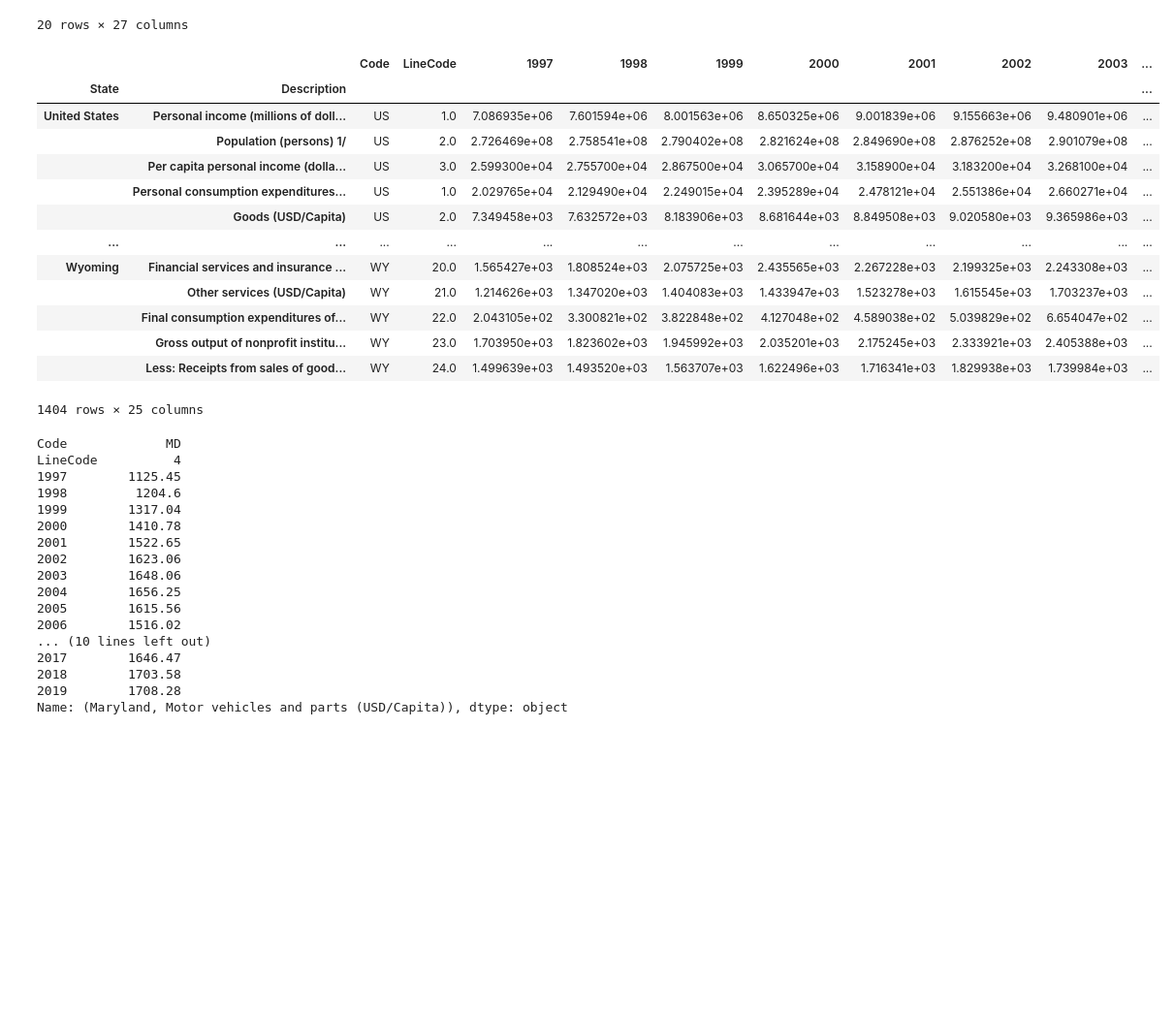
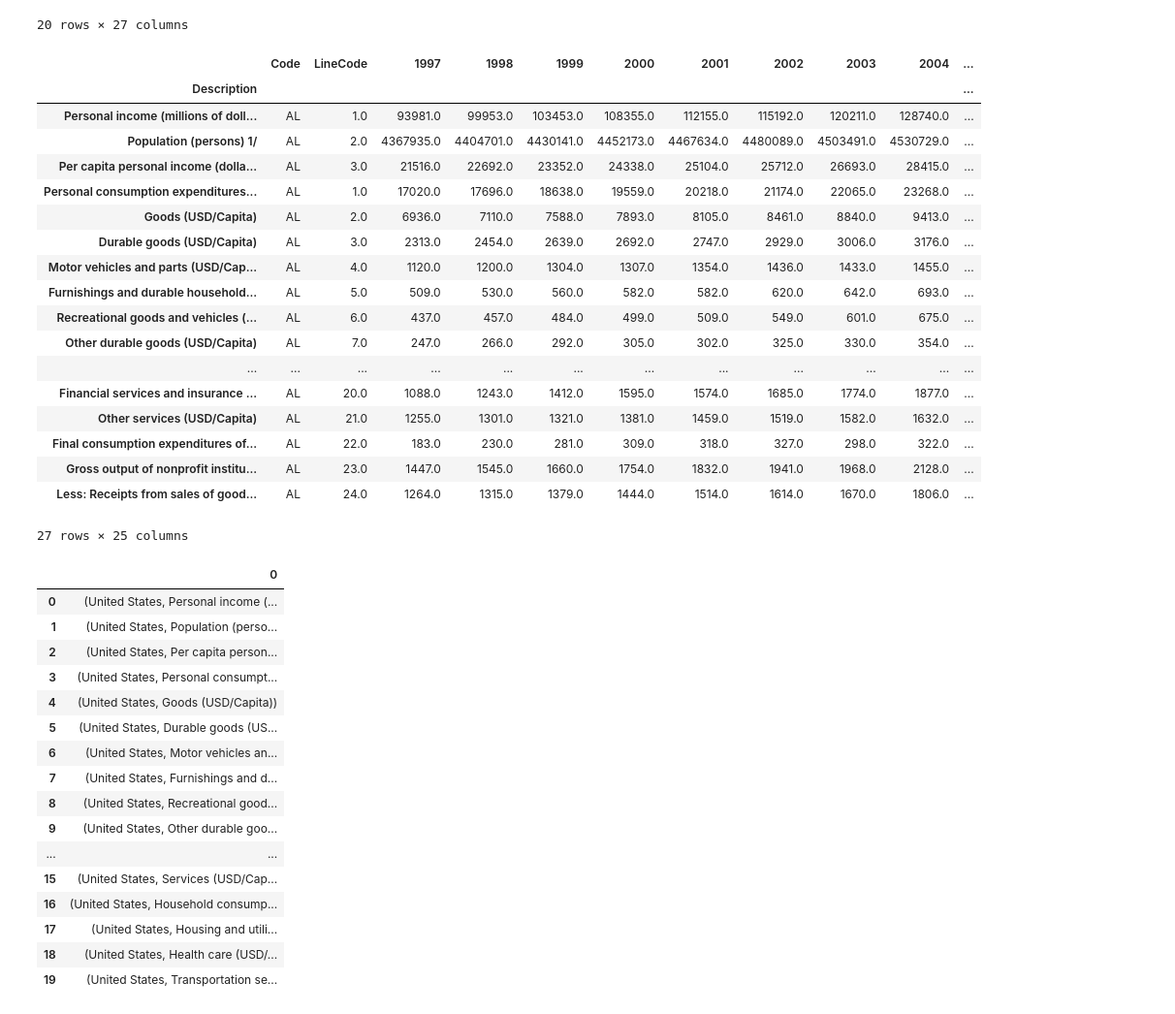
Before and after one commit to mmarange/project_1, a Jupyter notebook: Project-1/Code/teamLogic_ver2.ipynb, the cells around one changed output. Shown at 97% size. Cells and saved outputs as stored; diff of their text form; code cells hidden in the pictures; blank space fills up the shorter version.

```diff
--- a/Project-1/Code/teamLogic_ver2.ipynb
+++ b/Project-1/Code/teamLogic_ver2.ipynb
@@ -271,43 +271,46 @@ combined_df.head(20)
 # %%
 # set State and Description as indices
 
 combined_income_expenditure_df = combined_df.set_index(["State", "Description"])
-
-combined_income_expenditure_df
+combined_income_expenditure_df = combined_income_expenditure_df.round()
+combined_income_expenditure_df.loc['Alabama']
 # %% [output]
-|  |  | Code | LineCode | 1997 | 1998 | 1999 | 2000 | 2001 | 2002 | 2003 | ... |
-| State | Description |  |  |  |  |  |  |  |  |  | ... |
-| United States | Personal income (millions of doll... | US | 1.0 | 7.086935e+06 | 7.601594e+06 | 8.001563e+06 | 8.650325e+06 | 9.001839e+06 | 9.155663e+06 | 9.480901e+06 | ... |
-|  | Population (persons) 1/ | US | 2.0 | 2.726469e+08 | 2.758541e+08 | 2.790402e+08 | 2.821624e+08 | 2.849690e+08 | 2.876252e+08 | 2.901079e+08 | ... |
-|  | Per capita personal income (dolla... | US | 3.0 | 2.599300e+04 | 2.755700e+04 | 2.867500e+04 | 3.065700e+04 | 3.158900e+04 | 3.183200e+04 | 3.268100e+04 | ... |
-|  | Personal consumption expenditures... | US | 1.0 | 2.029765e+04 | 2.129490e+04 | 2.249015e+04 | 2.395289e+04 | 2.478121e+04 | 2.551386e+04 | 2.660271e+04 | ... |
-|  | Goods (USD/Capita) | US | 2.0 | 7.349458e+03 | 7.632572e+03 | 8.183906e+03 | 8.681644e+03 | 8.849508e+03 | 9.020580e+03 | 9.365986e+03 | ... |
+|  | Code | LineCode | 1997 | 1998 | 1999 | 2000 | 2001 | 2002 | 2003 | 2004 | ... |
+| Description |  |  |  |  |  |  |  |  |  |  | ... |
+| Personal income (millions of doll... | AL | 1.0 | 93981.0 | 99953.0 | 103453.0 | 108355.0 | 112155.0 | 115192.0 | 120211.0 | 128740.0 | ... |
+| Population (persons) 1/ | AL | 2.0 | 4367935.0 | 4404701.0 | 4430141.0 | 4452173.0 | 4467634.0 | 4480089.0 | 4503491.0 | 4530729.0 | ... |
+| Per capita personal income (dolla... | AL | 3.0 | 21516.0 | 22692.0 | 23352.0 | 24338.0 | 25104.0 | 25712.0 | 26693.0 | 28415.0 | ... |
+| Personal consumption expenditures... | AL | 1.0 | 17020.0 | 17696.0 | 18638.0 | 19559.0 | 20218.0 | 21174.0 | 22065.0 | 23268.0 | ... |
+| Goods (USD/Capita) | AL | 2.0 | 6936.0 | 7110.0 | 7588.0 | 7893.0 | 8105.0 | 8461.0 | 8840.0 | 9413.0 | ... |
+| Durable goods (USD/Capita) | AL | 3.0 | 2313.0 | 2454.0 | 2639.0 | 2692.0 | 2747.0 | 2929.0 | 3006.0 | 3176.0 | ... |
+| Motor vehicles and parts (USD/Cap... | AL | 4.0 | 1120.0 | 1200.0 | 1304.0 | 1307.0 | 1354.0 | 1436.0 | 1433.0 | 1455.0 | ... |
+| Furnishings and durable household... | AL | 5.0 | 509.0 | 530.0 | 560.0 | 582.0 | 582.0 | 620.0 | 642.0 | 693.0 | ... |
+| Recreational goods and vehicles (... | AL | 6.0 | 437.0 | 457.0 | 484.0 | 499.0 | 509.0 | 549.0 | 601.0 | 675.0 | ... |
+| Other durable goods (USD/Capita) | AL | 7.0 | 247.0 | 266.0 | 292.0 | 305.0 | 302.0 | 325.0 | 330.0 | 354.0 | ... |
 | ... | ... | ... | ... | ... | ... | ... | ... | ... | ... | ... | ... |
-| Wyoming | Financial services and insurance ... | WY | 20.0 | 1.565427e+03 | 1.808524e+03 | 2.075725e+03 | 2.435565e+03 | 2.267228e+03 | 2.199325e+03 | 2.243308e+03 | ... |
-|  | Other services (USD/Capita) | WY | 21.0 | 1.214626e+03 | 1.347020e+03 | 1.404083e+03 | 1.433947e+03 | 1.523278e+03 | 1.615545e+03 | 1.703237e+03 | ... |
-|  | Final consumption expenditures of... | WY | 22.0 | 2.043105e+02 | 3.300821e+02 | 3.822848e+02 | 4.127048e+02 | 4.589038e+02 | 5.039829e+02 | 6.654047e+02 | ... |
-|  | Gross output of nonprofit institu... | WY | 23.0 | 1.703950e+03 | 1.823602e+03 | 1.945992e+03 | 2.035201e+03 | 2.175245e+03 | 2.333921e+03 | 2.405388e+03 | ... |
-|  | Less: Receipts from sales of good... | WY | 24.0 | 1.499639e+03 | 1.493520e+03 | 1.563707e+03 | 1.622496e+03 | 1.716341e+03 | 1.829938e+03 | 1.739984e+03 | ... |
+| Financial services and insurance ... | AL | 20.0 | 1088.0 | 1243.0 | 1412.0 | 1595.0 | 1574.0 | 1685.0 | 1774.0 | 1877.0 | ... |
+| Other services (USD/Capita) | AL | 21.0 | 1255.0 | 1301.0 | 1321.0 | 1381.0 | 1459.0 | 1519.0 | 1582.0 | 1632.0 | ... |
+| Final consumption expenditures of... | AL | 22.0 | 183.0 | 230.0 | 281.0 | 309.0 | 318.0 | 327.0 | 298.0 | 322.0 | ... |
+| Gross output of nonprofit institu... | AL | 23.0 | 1447.0 | 1545.0 | 1660.0 | 1754.0 | 1832.0 | 1941.0 | 1968.0 | 2128.0 | ... |
+| Less: Receipts from sales of good... | AL | 24.0 | 1264.0 | 1315.0 | 1379.0 | 1444.0 | 1514.0 | 1614.0 | 1670.0 | 1806.0 | ... |
-1404 rows × 25 columns
+27 rows × 25 columns
-# %%
-#How to pull out a series of Maryland on expenditure on Motor vehicles and parts (USD/Capita)
-
-combined_income_expenditure_df.loc[('Maryland', 'Motor vehicles and parts (USD/Capita)')]
-# %% [output]
-Code             MD
-LineCode          4
-1997        1125.45
-1998         1204.6
-1999        1317.04
-2000        1410.78
-2001        1522.65
-2002        1623.06
-2003        1648.06
-2004        1656.25
-2005        1615.56
-2006        1516.02
-... (10 lines left out)
-2017        1646.47
-2018        1703.58
-2019        1708.28
-Name: (Maryland, Motor vehicles and parts (USD/Capita)), dtype: object
+# %%
+pd.DataFrame(combined_income_expenditure_df.index.values).head(20)
+# %% [output]
+|  | 0 |
+| 0 | (United States, Personal income (... |
+| 1 | (United States, Population (perso... |
+| 2 | (United States, Per capita person... |
+| 3 | (United States, Personal consumpt... |
+| 4 | (United States, Goods (USD/Capita)) |
+| 5 | (United States, Durable goods (US... |
+| 6 | (United States, Motor vehicles an... |
+| 7 | (United States, Furnishings and d... |
+| 8 | (United States, Recreational good... |
+| 9 | (United States, Other durable goo... |
+| ... | ... |
+| 15 | (United States, Services (USD/Cap... |
+| 16 | (United States, Household consump... |
+| 17 | (United States, Housing and utili... |
+| 18 | (United States, Health care (USD/... |
+| 19 | (United States, Transportation se... |
```
Also changed, not shown: parts of 3 cells of this notebook.
